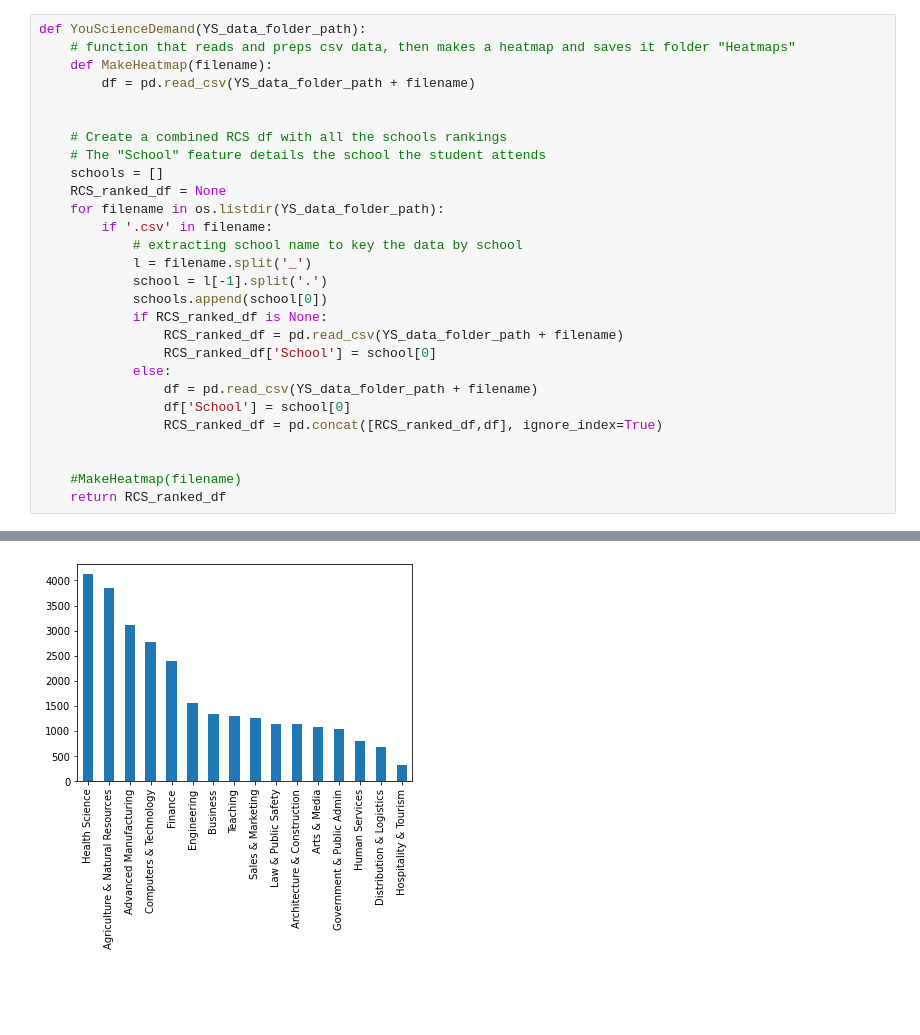
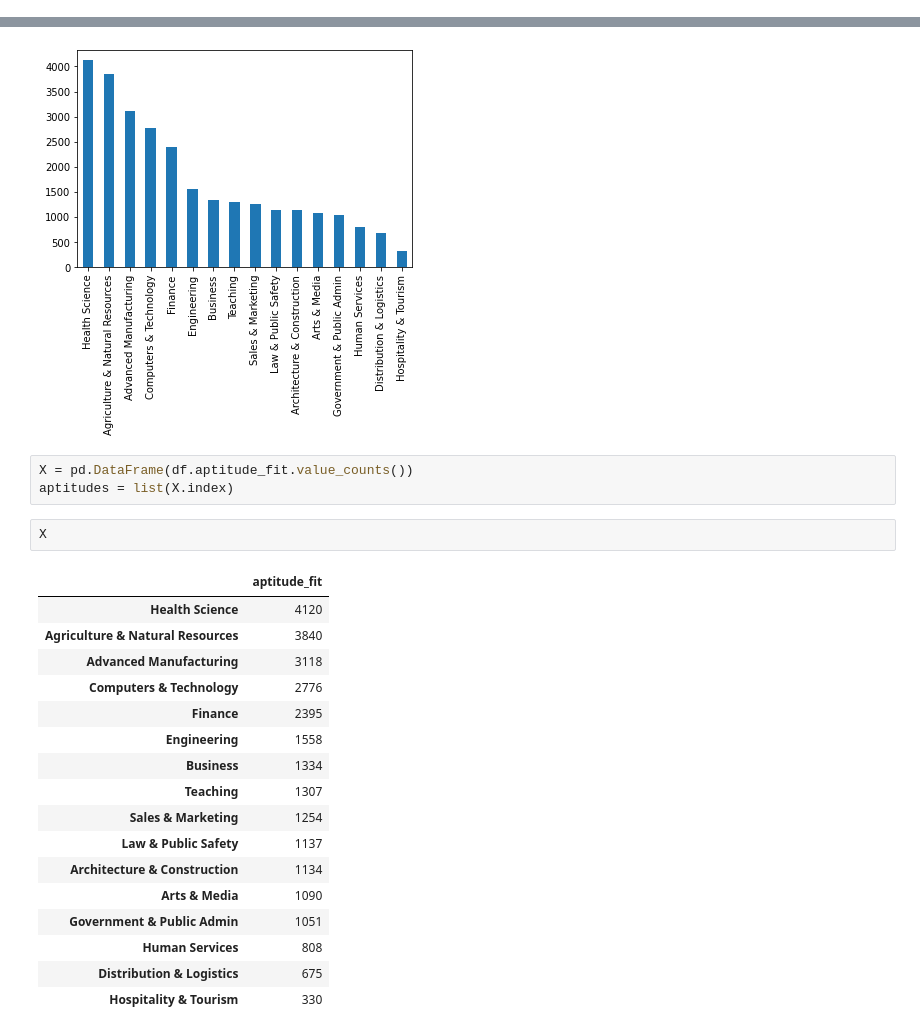
Before and after one commit to AlexMurphy-MTSU/YouScience, a Jupyter notebook: Sandbox/demands.ipynb, the cells around one changed output, grey strips where cells are left out. Saved outputs shown, nothing was run; the diff lists cells and outputs as text; blank space fills up the shorter version.

```diff
--- a/Sandbox/demands.ipynb
+++ b/Sandbox/demands.ipynb
@@ -52,31 +52,3 @@ STEM Technology
 STEM
 BioSTEM
 STEM Engineering
-# %%
-def YouScienceDemand(YS_data_folder_path):
-    # function that reads and preps csv data, then makes a heatmap and saves it folder "Heatmaps"
-    def MakeHeatmap(filename):
-        df = pd.read_csv(YS_data_folder_path + filename)
-
-
-    # Create a combined RCS df with all the schools rankings
-    # The "School" feature details the school the student attends
-    schools = []
-    RCS_ranked_df = None
-    for filename in os.listdir(YS_data_folder_path):
-        if '.csv' in filename:
-            # extracting school name to key the data by school
-            l = filename.split('_')
-            school = l[-1].split('.')
-            schools.append(school[0])
-            if RCS_ranked_df is None:
-                RCS_ranked_df = pd.read_csv(YS_data_folder_path + filename)
-                RCS_ranked_df['School'] = school[0]
-            else:
-                df = pd.read_csv(YS_data_folder_path + filename)
-                df['School'] = school[0]
-                RCS_ranked_df = pd.concat([RCS_ranked_df,df], ignore_index=True)
-
-
-    #MakeHeatmap(filename)
-    return RCS_ranked_df
@@ -90,3 +141,26 @@ df.aptitude_fit.value_counts().plot.bar()
 # %% [output]
 <AxesSubplot:>
 [figure]
+# %%
+X = pd.DataFrame(df.aptitude_fit.value_counts())
+aptitudes = list(X.index)
+# %%
+X
+# %% [output]
+|  | aptitude_fit |
+| Health Science | 4120 |
+| Agriculture & Natural Resources | 3840 |
+| Advanced Manufacturing | 3118 |
+| Computers & Technology | 2776 |
+| Finance | 2395 |
+| Engineering | 1558 |
+| Business | 1334 |
+| Teaching | 1307 |
+| Sales & Marketing | 1254 |
+| Law & Public Safety | 1137 |
+| Architecture & Construction | 1134 |
+| Arts & Media | 1090 |
+| Government & Public Admin | 1051 |
+| Human Services | 808 |
+| Distribution & Logistics | 675 |
+| Hospitality & Tourism | 330 |
```
Also changed, not shown: parts of 7 cells of this notebook, 5 other files.
